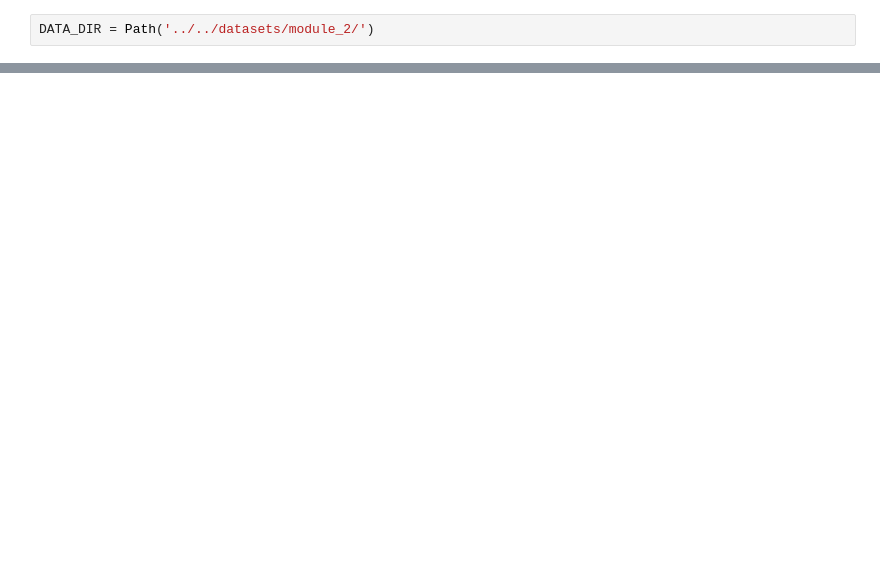
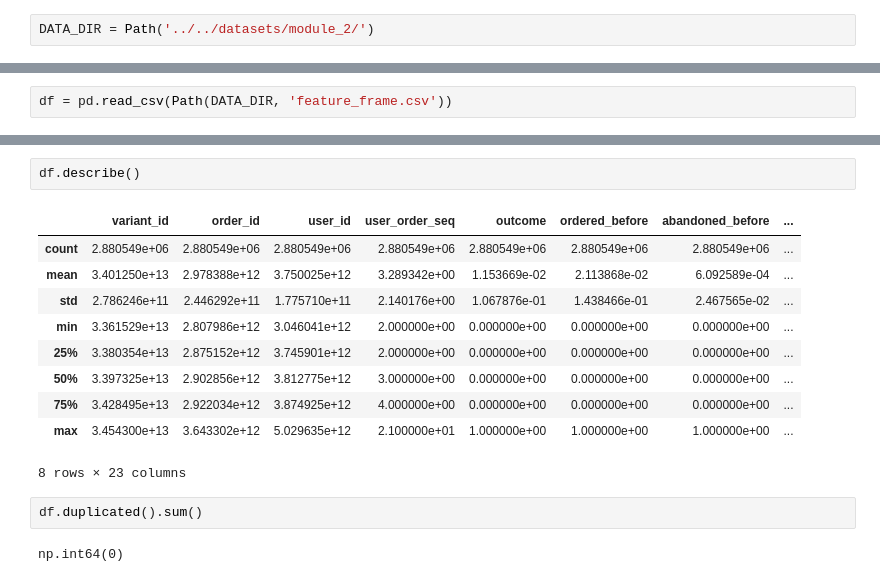
Before and after one commit to imMoya/zrive-ds, a Jupyter notebook: src/module_2/eda.ipynb, the cells around one changed output, grey strips where cells are left out. Saved outputs shown, nothing was run; the diff lists cells and outputs as text; blank space fills up the shorter version.

```diff
--- a/src/module_2/eda.ipynb
+++ b/src/module_2/eda.ipynb
@@ -431,0 +8,2 @@ Name: abandoned_to_total_orders, Length: 4983, dtype: float64
+# %%
+df = pd.read_csv(Path(DATA_DIR, 'feature_frame.csv'))
@@ -431,0 +42,17 @@ Name: abandoned_to_total_orders, Length: 4983, dtype: float64
+# %%
+df.describe()
+# %% [output]
+|  | variant_id | order_id | user_id | user_order_seq | outcome | ordered_before | abandoned_before | ... |
+| count | 2.880549e+06 | 2.880549e+06 | 2.880549e+06 | 2.880549e+06 | 2.880549e+06 | 2.880549e+06 | 2.880549e+06 | ... |
+| mean | 3.401250e+13 | 2.978388e+12 | 3.750025e+12 | 3.289342e+00 | 1.153669e-02 | 2.113868e-02 | 6.092589e-04 | ... |
+| std | 2.786246e+11 | 2.446292e+11 | 1.775710e+11 | 2.140176e+00 | 1.067876e-01 | 1.438466e-01 | 2.467565e-02 | ... |
+| min | 3.361529e+13 | 2.807986e+12 | 3.046041e+12 | 2.000000e+00 | 0.000000e+00 | 0.000000e+00 | 0.000000e+00 | ... |
+| 25% | 3.380354e+13 | 2.875152e+12 | 3.745901e+12 | 2.000000e+00 | 0.000000e+00 | 0.000000e+00 | 0.000000e+00 | ... |
+| 50% | 3.397325e+13 | 2.902856e+12 | 3.812775e+12 | 3.000000e+00 | 0.000000e+00 | 0.000000e+00 | 0.000000e+00 | ... |
+| 75% | 3.428495e+13 | 2.922034e+12 | 3.874925e+12 | 4.000000e+00 | 0.000000e+00 | 0.000000e+00 | 0.000000e+00 | ... |
+| max | 3.454300e+13 | 3.643302e+12 | 5.029635e+12 | 2.100000e+01 | 1.000000e+00 | 1.000000e+00 | 1.000000e+00 | ... |
+8 rows × 23 columns
+# %%
+df.duplicated().sum()
+# %% [output]
+np.int64(0)
```
Also changed, not shown: parts of 61 cells of this notebook, 2 other files.
